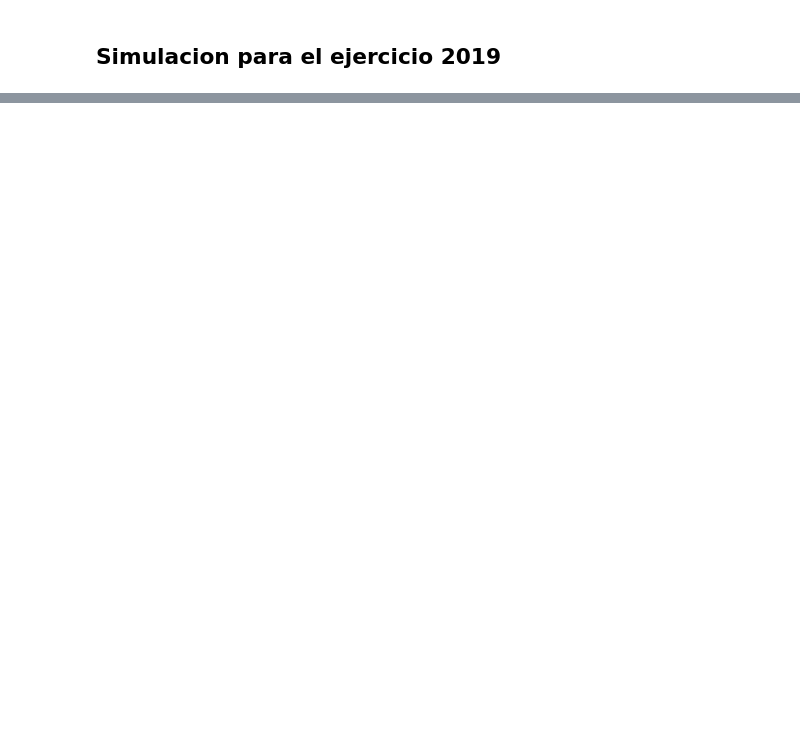
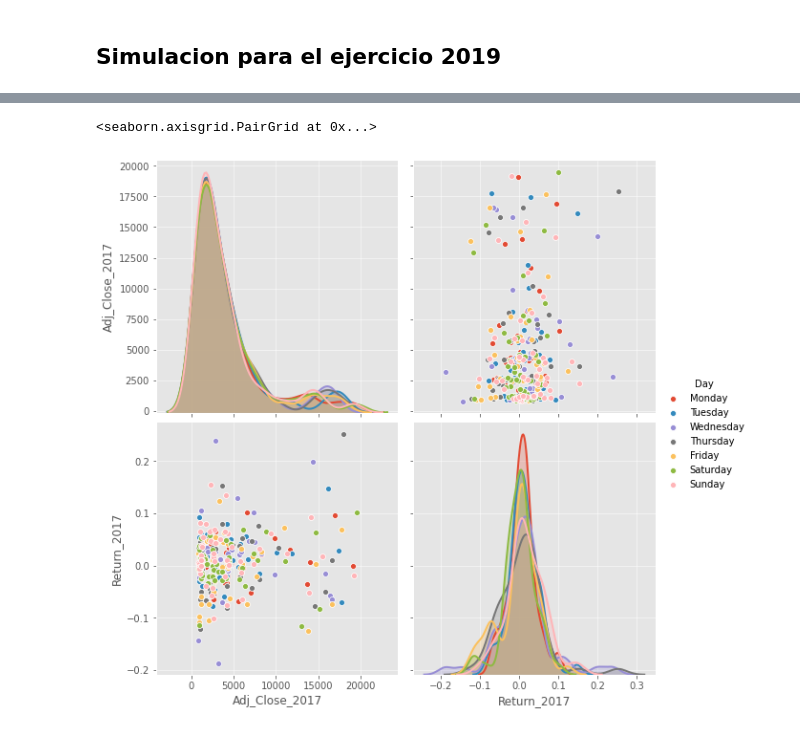
Before and after one commit to cristiandarioortegayubro/Google-Colaboratory-en-Ciencias-Economicas, a Jupyter notebook: Analisis_exploratorio_de_datos.ipynb, the cells around one changed output, grey strips where cells are left out. Saved outputs shown, nothing was run; the diff lists cells and outputs as text; code cells hidden in the pictures; blank space fills up the shorter version.

```diff
--- a/Analisis_exploratorio_de_datos.ipynb
+++ b/Analisis_exploratorio_de_datos.ipynb
@@ -974,0 +1076,5 @@ ax.legend((line_1, line_2), ('media simulacion', 'cierre adjustado'))
+# %%
+sb.pairplot(BITCOIN2017.dropna(), hue='Day',size=4,vars=["Adj_Close_2017","Return_2017"],kind='scatter')
+# %% [output]
+<seaborn.axisgrid.PairGrid at 0x...>
+[figure, added]
```
Also changed, not shown: parts of 24 cells of this notebook.
